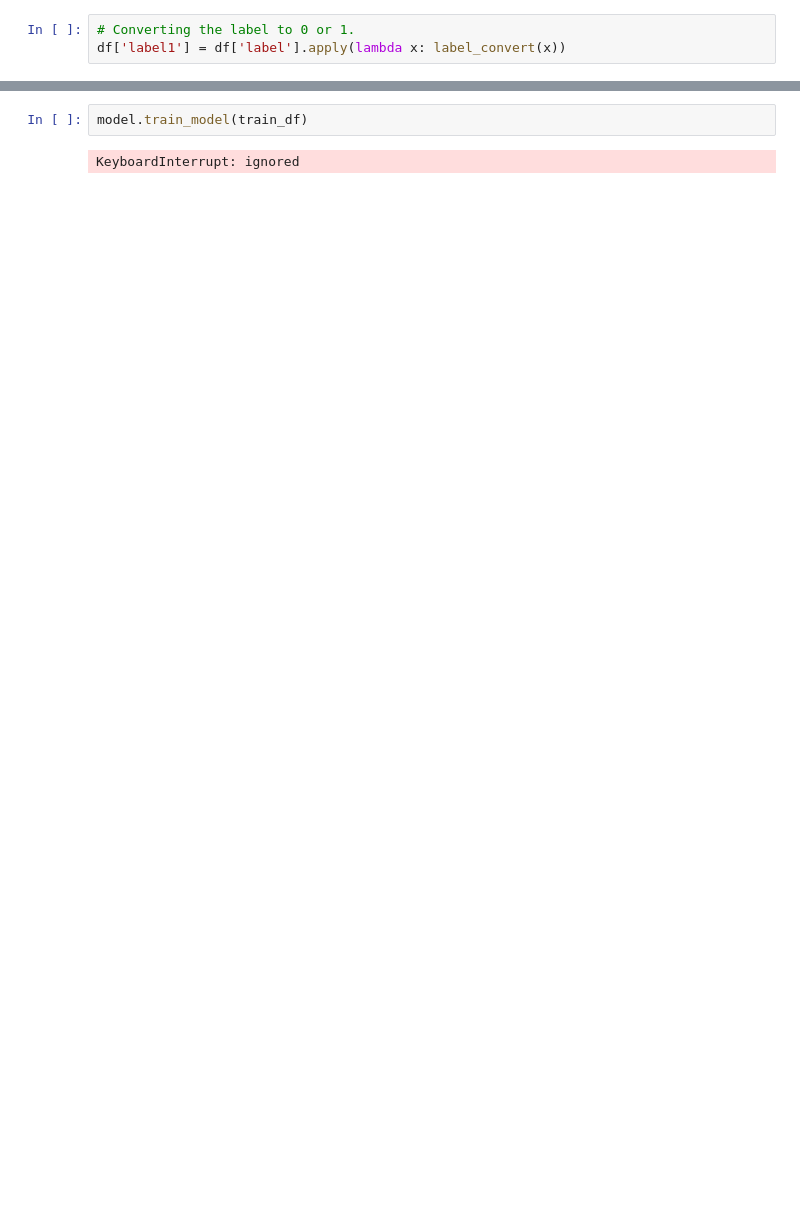
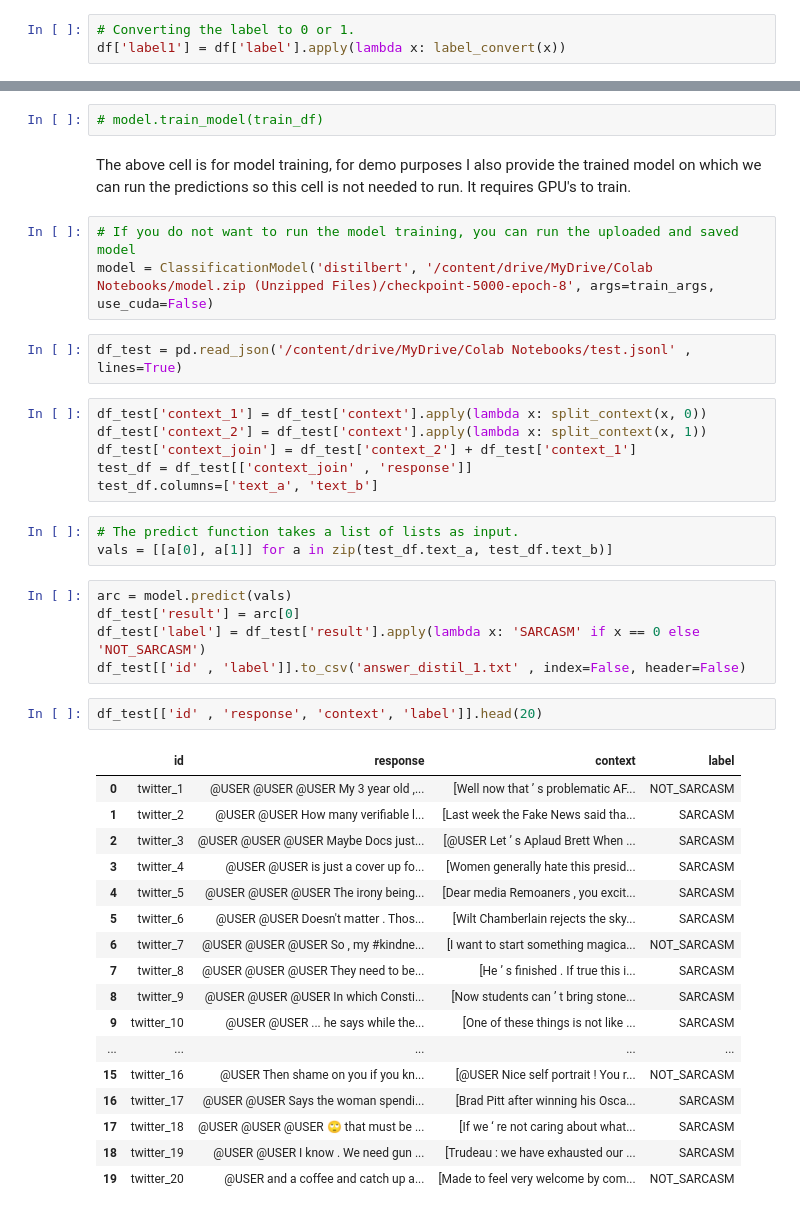
Before and after one commit to reckoner-david/CourseProject, a Jupyter notebook: demo.ipynb, the cells around one changed output, grey strips where cells are left out. Saved outputs shown, nothing was run; the diff lists cells and outputs as text; blank space fills up the shorter version.

```diff
--- a/demo.ipynb
+++ b/demo.ipynb
@@ -55,6 +75,45 @@ Some weights of the model checkpoint at distilbert-base-uncased were not used wh
 Some weights of DistilBertForSequenceClassification were not initialized from the model checkpoint at distilbert-base-uncased and are newly initialized: ['pre_classifier.weight', 'pre_classifier.bias' ...
 You should probably TRAIN this model on a down-stream task to be able to use it for predictions and inference.
 # %%
-model.train_model(train_df)
+# model.train_model(train_df)
-# %% [output]
-KeyboardInterrupt: ignored
+# %% [markdown]
+The above cell is for model training, for demo purposes I also provide the trained model on which we can run the predictions so this cell is not needed to run. It requires GPU's to train.
+# %%
+# If you do not want to run the model training, you can run the uploaded and saved model
+model = ClassificationModel('distilbert', '/content/drive/MyDrive/Colab Notebooks/model.zip (Unzipped Files)/checkpoint-5000-epoch-8', args=train_args, use_cuda=False)
+# %%
+df_test = pd.read_json('/content/drive/MyDrive/Colab Notebooks/test.jsonl' , lines=True)
+# %%
+df_test['context_1'] = df_test['context'].apply(lambda x: split_context(x, 0))
+df_test['context_2'] = df_test['context'].apply(lambda x: split_context(x, 1))
+df_test['context_join'] = df_test['context_2'] + df_test['context_1']
+test_df = df_test[['context_join' , 'response']]
+test_df.columns=['text_a', 'text_b']
+# %%
+# The predict function takes a list of lists as input.
+vals = [[a[0], a[1]] for a in zip(test_df.text_a, test_df.text_b)]
+# %%
+arc = model.predict(vals)
+df_test['result'] = arc[0]
+df_test['label'] = df_test['result'].apply(lambda x: 'SARCASM' if x == 0 else 'NOT_SARCASM')
+df_test[['id' , 'label']].to_csv('answer_distil_1.txt' , index=False, header=False)
+# %%
+df_test[['id' , 'response', 'context', 'label']].head(20)
+# %% [output]
+|  | id | response | context | label |
+| 0 | twitter_1 | @USER @USER @USER My 3 year old ,... | [Well now that ’ s problematic AF... | NOT_SARCASM |
+| 1 | twitter_2 | @USER @USER How many verifiable l... | [Last week the Fake News said tha... | SARCASM |
+| 2 | twitter_3 | @USER @USER @USER Maybe Docs just... | [@USER Let ’ s Aplaud Brett When ... | SARCASM |
+| 3 | twitter_4 | @USER @USER is just a cover up fo... | [Women generally hate this presid... | SARCASM |
+| 4 | twitter_5 | @USER @USER @USER The irony being... | [Dear media Remoaners , you excit... | SARCASM |
+| 5 | twitter_6 | @USER @USER Doesn't matter . Thos... | [Wilt Chamberlain rejects the sky... | SARCASM |
+| 6 | twitter_7 | @USER @USER @USER So , my #kindne... | [I want to start something magica... | NOT_SARCASM |
+| 7 | twitter_8 | @USER @USER @USER They need to be... | [He ’ s finished . If true this i... | SARCASM |
+| 8 | twitter_9 | @USER @USER @USER In which Consti... | [Now students can ’ t bring stone... | SARCASM |
+| 9 | twitter_10 | @USER @USER ... he says while the... | [One of these things is not like ... | SARCASM |
+| ... | ... | ... | ... | ... |
+| 15 | twitter_16 | @USER Then shame on you if you kn... | [@USER Nice self portrait ! You r... | NOT_SARCASM |
+| 16 | twitter_17 | @USER @USER Says the woman spendi... | [Brad Pitt after winning his Osca... | SARCASM |
+| 17 | twitter_18 | @USER @USER @USER 🙄 that must be ... | [If we ‘ re not caring about what... | SARCASM |
+| 18 | twitter_19 | @USER @USER I know . We need gun ... | [Trudeau : we have exhausted our ... | SARCASM |
+| 19 | twitter_20 | @USER and a coffee and catch up a... | [Made to feel very welcome by com... | NOT_SARCASM |
```
Also changed, not shown: parts of 10 cells of this notebook.
